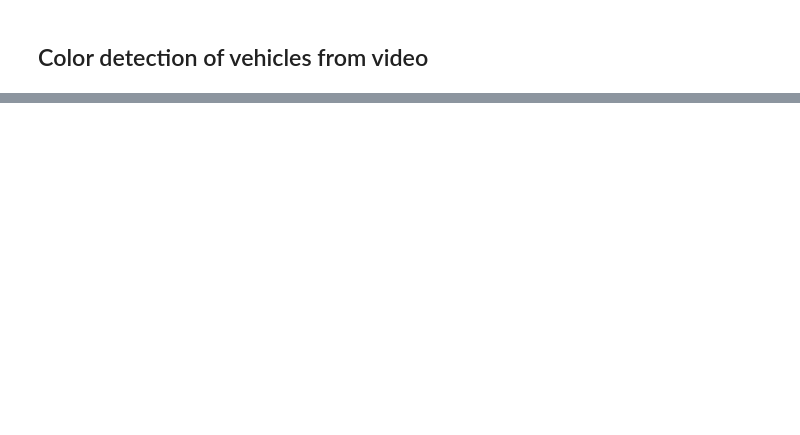
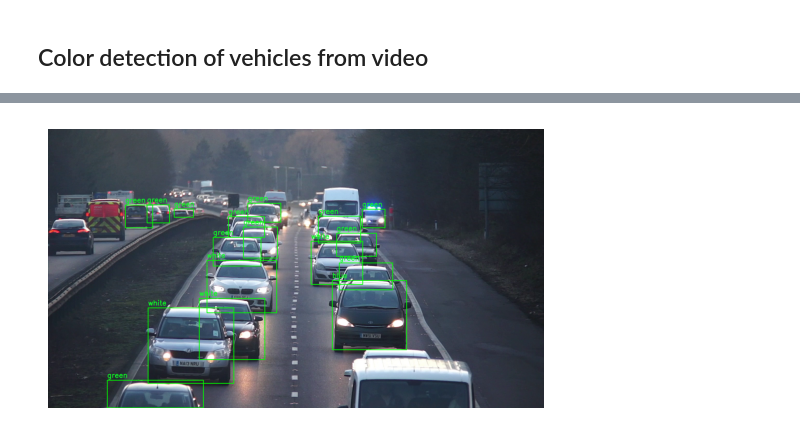
Before and after one commit to siva1999/forensic-vehicle-analysis, a Jupyter notebook: notebooks/vehicle_clr_detection_from_vdo.ipynb, the cells around one changed output, grey strips where cells are left out. Drawn from its saved outputs; the diff is of its cells as text; code cells hidden in the pictures; blank space fills up the shorter version.

```diff
--- a/notebooks/vehicle_clr_detection_from_vdo.ipynb
+++ b/notebooks/vehicle_clr_detection_from_vdo.ipynb
@@ -31,7 +31,7 @@ def predict_vehicle_color(frame, model, labels):
     return labels[predicted_class]
 
 # Open the video file
-video_path = '../data/traffic.mp4'
+video_path = '../data/traffic_short.mp4'
 cap = cv2.VideoCapture(video_path)
 
 # Check if the video opened successfully
@@ -112,0 +201,92 @@ Error:
+# %%
+import cv2
+import numpy as np
+import matplotlib.pyplot as plt
+from tensorflow.keras.models import load_model
+
+# Load the color prediction model
+color_model = load_model('../model/fva_vehicle_color_model.h5')
+
+# Define the color labels
+labels = ['black', 'blue', 'cyan', 'gray', 'green', 'red', 'white', 'yellow']
+
+# Load YOLO model
+yolo_net = cv2.dnn.readNet("yolov3.weights", "yolov3.cfg")
+layer_names = yolo_net.getLayerNames()
+output_layers = [layer_names[i - 1] for i in yolo_net.getUnconnectedOutLayers()]
+
+# Function to preprocess the frame for color prediction
+def preprocess_frame(frame, target_size=(100, 100)):
+    frame_resized = cv2.resize(frame, target_size)
+    frame_normalized = frame_resized / 255.0
+    return np.expand_dims(frame_normalized, axis=0)
+
+# Function to predict the color of the vehicle
+def predict_vehicle_color(frame, model, labels):
+    preprocessed_frame = preprocess_frame(frame)
+    prediction = model.predict(preprocessed_frame)
+    predicted_class = np.argmax(prediction)
+    return labels[predicted_class]
+
+# Open the video file
+video_path = '../data/number_plate_short_hd.mp4'
+cap = cv2.VideoCapture(video_path)
+
+# Check if the video opened successfully
+if not cap.isOpened():
+    print("Error: Could not open video.")
+else:
+    frame_count = 0
+    while cap.isOpened():
+        ret, frame = cap.read()
+        if not ret:
+            break
+
+        # Detect vehicles using YOLO
+        height, width, channels = frame.shape
+        blob = cv2.dnn.blobFromImage(frame, 0.00392, (416, 416), (0, 0, 0), True, crop=False)
+        yolo_net.setInput(blob)
+        outs = yolo_net.forward(output_layers)
+
+        class_ids = []
+        confidences = []
+        boxes = []
+        for out in outs:
+            for detection in out:
+                scores = detection[5:]
+                class_id = np.argmax(scores)
+                confidence = scores[class_id]
+                if confidence > 0.5 and class_id == 2:  # Class ID 2 corresponds to 'car' in COCO dataset
+                    center_x = int(detection[0] * width)
+                    center_y = int(detection[1] * height)
+                    w = int(detection[2] * width)
+                    h = int(detection[3] * height)
+                    x = int(center_x - w / 2)
+                    y = int(center_y - h / 2)
+                    boxes.append([x, y, w, h])
+                    confidences.append(float(confidence))
+                    class_ids.append(class_id)
+
+        indexes = cv2.dnn.NMSBoxes(boxes, confidences, 0.5, 0.4)
+
+        for i in range(len(boxes)):
+            if i in indexes:
+                x, y, w, h = boxes[i]
+                # Ensure the bounding box is within the frame
+                if y >= 0 and y + h <= height and x >= 0 and x + w <= width:
+                    vehicle_frame = frame[y:y+h, x:x+w]
+                    # Check if the frame is valid
+                    if vehicle_frame.size > 0:
+                        color = predict_vehicle_color(vehicle_frame, color_model, labels)
+                        cv2.rectangle(frame, (x, y), (x + w, y + h), (0, 255, 0), 2)
+                        cv2.putText(frame, color, (x, y - 10), cv2.FONT_HERSHEY_SIMPLEX, 0.9, (36, 255, 12), 2)
+
+        # Display the frame with detected cars and their colors using Matplotlib
+        plt.imshow(cv2.cvtColor(frame, cv2.COLOR_BGR2RGB))
+        plt.axis('off')
+        plt.show()
+
+        frame_count += 1
+
+    cap.release()
+# %% [output]
@@ -112,0 +311 @@ Error:
+[figure, added]
```
Also changed, not shown: parts of 3 cells of this notebook, 9 other files.
